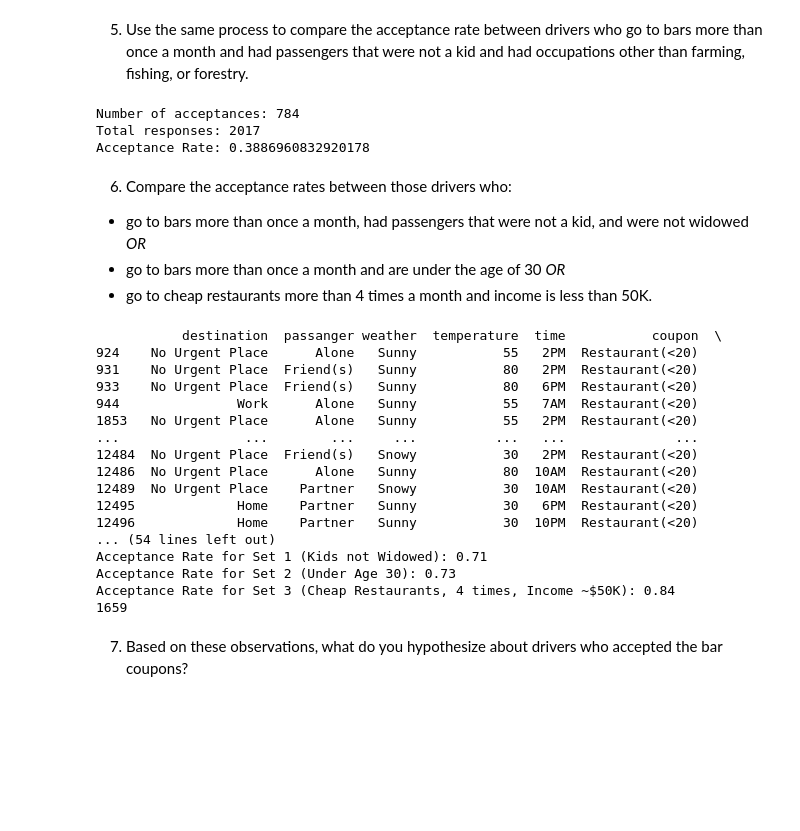
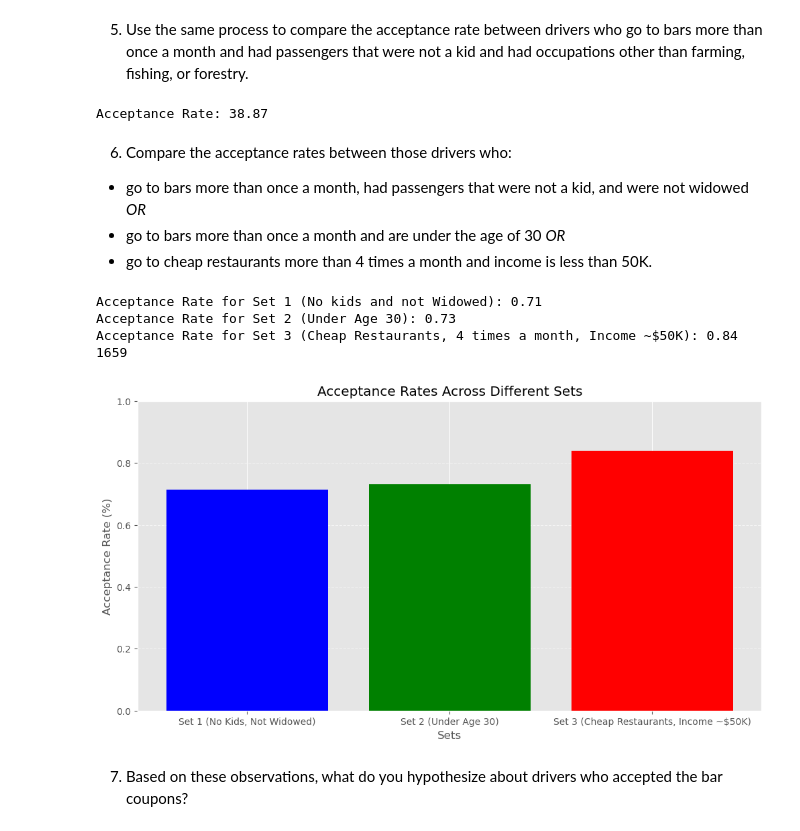
Before and after one commit to jubacochran/module_5, a Jupyter notebook: coupons.ipynb, the cells around one changed output. Drawn from its saved outputs; the diff is of its cells as text; code cells hidden in the pictures; blank space fills up the shorter version.

```diff
--- a/coupons.ipynb
+++ b/coupons.ipynb
@@ -387,32 +333,27 @@ Acceptance Rate for all other bar visitors: 0.1745166088249876
 # %%
 #Filtering Bar Coupons and assigning to new DF(just playing with different ways of doing this)
 
-
-# Assuming 'data' is your DataFrame loaded with relevant data
-
-# Step 1: Filter the DataFrame based on sets of criteria
+# Filter the DataFrame based on sets of criteria in the question
 drivers_with_passengers_and_occupations_bar = data.query(
     "coupon == 'Bar' and passanger != 'Kid(s)' and ~occupation.isin(['farming', 'fishing', 'forestry'])"
 ).reset_index()
 
-# Step 2: Calculate the number of 'Yes' responses within the filtered group
+#Calculating the number of 'Yes' responses within the filtered group
 accepted_drivers_with_passengers = drivers_with_passengers_and_occupations_bar.query("Y == 1")
 
 num_accepted = accepted_drivers_with_passengers.shape[0]
 
-# Step 3: Calculate the total number of responses in the filtered group
+#Calculating the total number of responses in the filtered group
 total_responses = drivers_bar.shape[0]  # Total opportunities for acceptance
 
-# Step 4: Calculate the acceptance rate
-acceptance_rate = num_accepted / total_responses
+#Calculating the acceptance rate
+acceptance_rate = num_accepted / total_responses *100
 
 # Printing the results
 
-print(f"Acceptance Rate:, {acceptance_rate}")
+print(f"Acceptance Rate: {acceptance_rate:.2f}")
 # %% [output]
-Number of acceptances: 784
-Total responses: 2017
-Acceptance Rate: 0.3886960832920178
+Acceptance Rate: 38.87
 # %% [markdown]
 6. Compare the acceptance rates between those drivers who:
 
@@ -431,7 +372,8 @@ def calculate_acceptance_rate(df):
 
 def check_income_range(income_str):
     # Check if '50000' is part of the string
-    return '50000' in income_str
+    pattern = r'\b50000\b'
+    return bool(re.search(pattern, str(income_str)))
 
 # Apply this function to the 'income' column to create a new boolean column
 data['income_match'] = data['income'].apply(check_income_range)
@@ -439,37 +381,51 @@ data['income_match'] = data['income'].apply(check_income_range)
 set_3_cheap_restaurants_4_times_income50K = data.query(
     "coupon == 'Restaurant(<20)' and RestaurantLessThan20 == '4~8' and income_match"
 )
-print(set_3_cheap_restaurants_4_times_income50K)
+#Looking at my dataset
+#print(set_3_cheap_restaurants_4_times_income50K.reset_index())
+
 acceptance_rate_set_1 = calculate_acceptance_rate(set_1_kids_not_widowed)
 acceptance_rate_set_2 = calculate_acceptance_rate(set_2_under_age_30)
 
 
 accepted_coupons_set_3 = set_3_cheap_restaurants_4_times_income50K[set_3_cheap_restaurants_4_times_income50K['Y'] == 1]
-acceptance_rate_set_3 = len(accepted_coupons_set_3) / len(set_3_cheap_restaurants_4_times_income50K) if len(set_3_cheap_restaurants_4_times_income50K) > 0 else 0
+acceptance_rate_set_3 = len(accepted_coupons_set_3) / len(set_3_cheap_restaurants_4_times_income50K) if len(set_3_cheap_restaurants_4_times_income50K) > 0 else 0 #attempting to handle zeros here
 
 # Print the acceptance rate
-print(f"Acceptance Rate for Set 1 (Kids not Widowed): {acceptance_rate_set_1:.2f}")
+print(f"Acceptance Rate for Set 1 (No kids and not Widowed): {acceptance_rate_set_1:.2f}")
 print(f"Acceptance Rate for Set 2 (Under Age 30): {acceptance_rate_set_2:.2f}")
 print(f"Acceptance Rate for Set 3 (Cheap Restaurants, 4 times a month, Income ~$50K): {acceptance_rate_set_3:.2f}")
 
-print(data['income_match'].sum())  # This will tell you how many rows have '50000' in the 'income' column.
+# how many rows have '50000' in the 'income' column.
+print(data['income_match'].sum())
 # %% [output]
-           destination  passanger weather  temperature  time           coupon  \
-924    No Urgent Place      Alone   Sunny           55   2PM  Restaurant(<20)
-931    No Urgent Place  Friend(s)   Sunny           80   2PM  Restaurant(<20)
-933    No Urgent Place  Friend(s)   Sunny           80   6PM  Restaurant(<20)
-944               Work      Alone   Sunny           55   7AM  Restaurant(<20)
-1853   No Urgent Place      Alone   Sunny           55   2PM  Restaurant(<20)
-...                ...        ...     ...          ...   ...              ...
-12484  No Urgent Place  Friend(s)   Snowy           30   2PM  Restaurant(<20)
-12486  No Urgent Place      Alone   Sunny           80  10AM  Restaurant(<20)
-12489  No Urgent Place    Partner   Snowy           30  10AM  Restaurant(<20)
-12495             Home    Partner   Sunny           30   6PM  Restaurant(<20)
-12496             Home    Partner   Sunny           30  10PM  Restaurant(<20)
-... (54 lines left out)
-Acceptance Rate for Set 1 (Kids not Widowed): 0.71
+Acceptance Rate for Set 1 (No kids and not Widowed): 0.71
 Acceptance Rate for Set 2 (Under Age 30): 0.73
-Acceptance Rate for Set 3 (Cheap Restaurants, 4 times, Income ~$50K): 0.84
+Acceptance Rate for Set 3 (Cheap Restaurants, 4 times a month, Income ~$50K): 0.84
 1659
+# %%
+
+
+# Labels and corresponding acceptance rates
+labels = [
+    'Set 1 (No Kids, Not Widowed)',
+    'Set 2 (Under Age 30)',
+    'Set 3 (Cheap Restaurants, Income ~$50K)'
+]
+rates = [acceptance_rate_set_1, acceptance_rate_set_2, acceptance_rate_set_3]
+
+# Creating the bar plot
+plt.figure(figsize=(12, 6))
+plt.bar(labels, rates, color=['blue', 'green', 'red'])
+plt.ylabel('Acceptance Rate (%)')
+plt.xlabel('Sets')
+plt.ylim(0, 1)
+plt.title('Acceptance Rates Across Different Sets')
+plt.grid(axis='y', linestyle='--', alpha=0.6)
+
+# Display the plot
+plt.show()
+# %% [output]
+[figure, added]
 # %% [markdown]
 7.  Based on these observations, what do you hypothesize about drivers who accepted the bar coupons?
```
Also changed, not shown: parts of 17 cells of this notebook, 12 other files.
